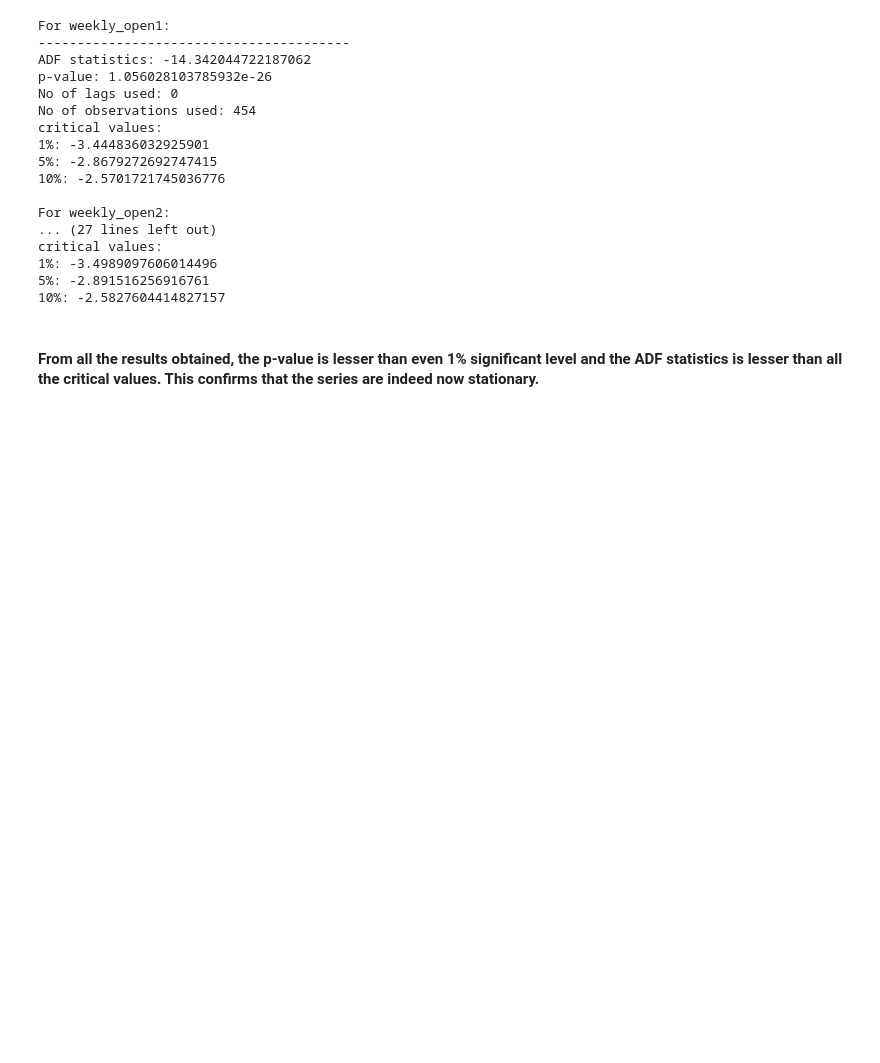
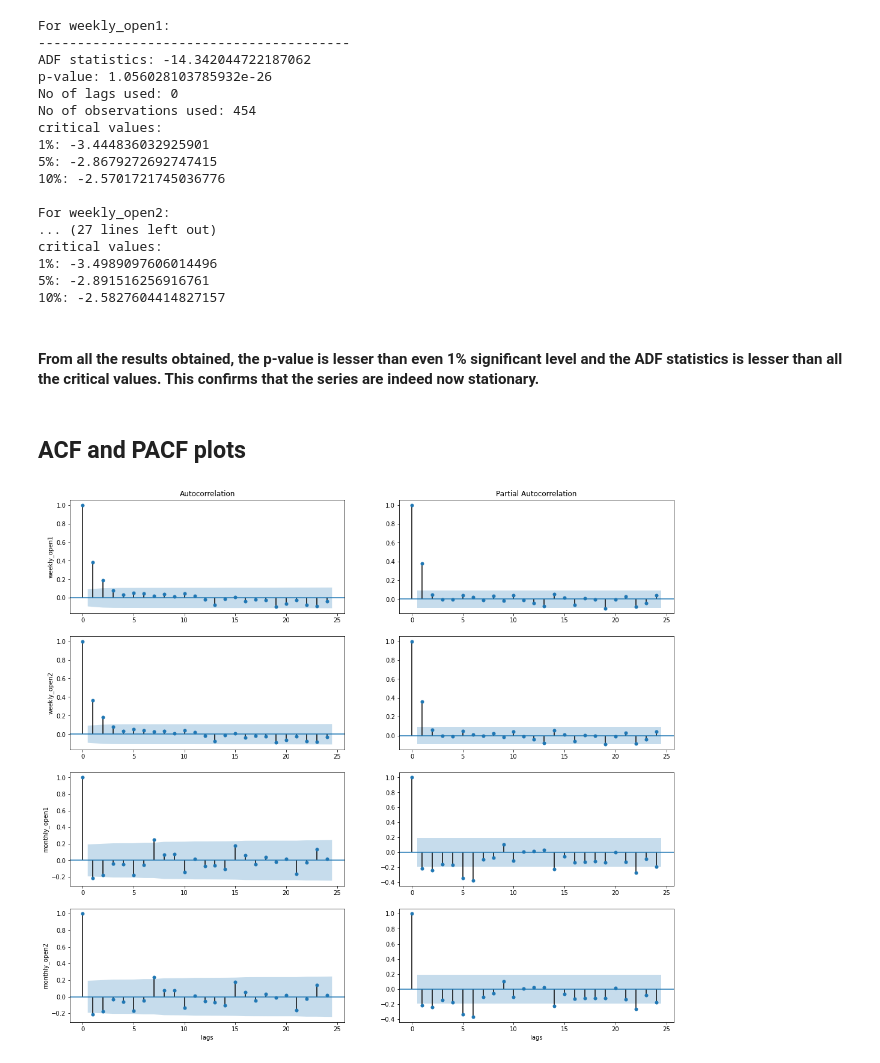
Before and after one commit to HamoyeHQ/05-bitcoin-trading, a Jupyter notebook: Open column time series.ipynb, the cells around one changed output. Saved outputs shown, nothing was run; the diff lists cells and outputs as text; code cells hidden in the pictures; blank space fills up the shorter version.

Commit message:
Did ACF and PACF plots

```diff
--- a/Open column time series.ipynb
+++ b/Open column time series.ipynb
@@ -335,7 +335,7 @@ weekly_open_time_series1 = open_time_series1.resample('W').mean() # downsamples
 weekly_open_time_series2 = open_time_series2.resample('W').mean() # downsamples to a weekly timeframe
 
 monthly_open_time_series1 = open_time_series1.resample('M').mean() # downsamples to a monthly timeframe
-monthly_open_time_series2 = open_time_series2.resample('M').mean() # downsamples to a monthly timeframe
+monthly_open_time_series2 = open_time_series2.resample('M', label='left').mean() # downsamples to a monthly timeframe
 
 # let's confirm that there are no Nan values after downsampling.
 assert weekly_open_time_series1.isnull().sum() == 0
@@ -559,3 +559,5 @@ critical values:
 10%: -2.5827604414827157
 # %% [markdown]
 #### From all the results obtained, the p-value is lesser than even 1% significant level and the ADF statistics is lesser than all the critical values. This confirms that the series are indeed now stationary.
+# %% [markdown]
+## ACF and PACF plots
@@ -561,0 +568,30 @@ critical values:
+# %%
+def get_acf_pacf_plots(series, lags=range(25)):
+    fig = plt.figure(figsize=(18, 16))
+
+    for series_name, ind in zip(series.keys(), range(1, 8, 2)):
+        a = fig.add_subplot(4, 2, ind)
+        plt.ylabel(series_name)
+
+        if ind == 7:
+            plt.xlabel('lags')
+
+        plot_acf(series[series_name], ax=a, lags=lags)
+
+        if ind > 1:
+            plt.title('')
+
+    for series_name, ind in zip(series.keys(), range(2, 9, 2)):
+        a = fig.add_subplot(4, 2, ind)
+
+        if ind == 8:
+            plt.xlabel('lags')
+
+        plot_pacf(series[series_name], ax=a, lags=lags)
+
+        if ind > 2:
+            plt.title('')
+# %%
+get_acf_pacf_plots(stationary_series)
+# %% [output]
+[figure, added]
```
Also changed, not shown: parts of 5 cells of this notebook.
